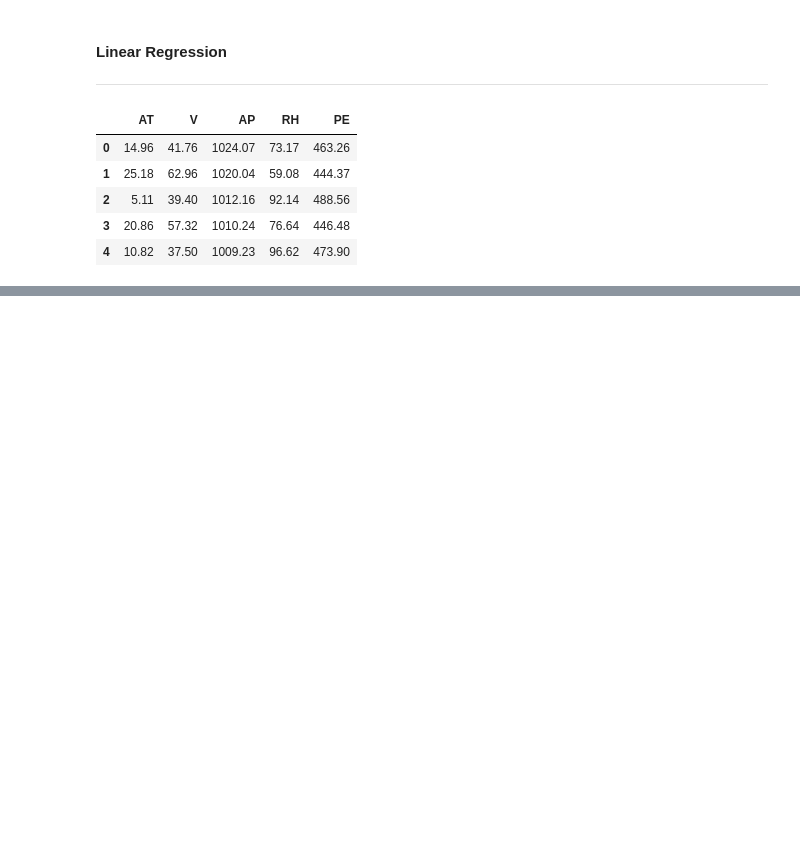
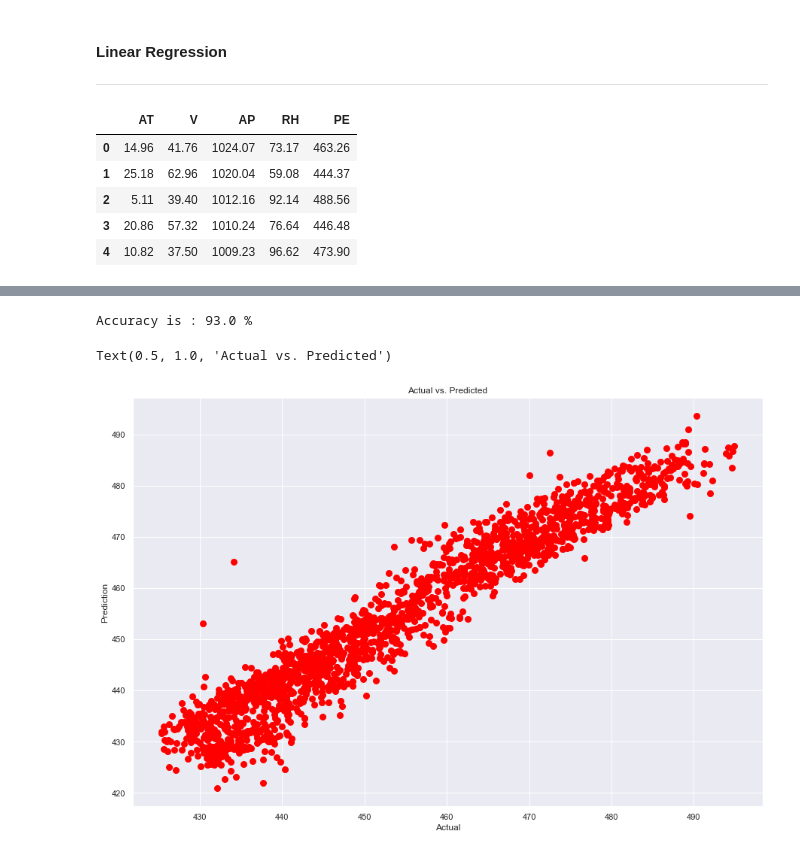
Before and after one commit to Emmanuel-Osabuehien/EmergingTechnologies, a Jupyter notebook: scikit-learn.ipynb, the cells around one changed output, grey strips where cells are left out. Cells and saved outputs as stored; diff of their text form; code cells hidden in the pictures; blank space fills up the shorter version.

Commit message:
Plotting Linear Regression

```diff
--- a/scikit-learn.ipynb
+++ b/scikit-learn.ipynb
@@ -503,0 +525,3 @@ df.head()
+# %%
+x = df.drop(['PE'], axis=1)
+y = df['PE']
@@ -503,0 +560,7 @@ df.head()
+# %%
+x_train, x_test, y_train, y_test = train_test_split(
+    x, y, test_size=0.2, random_state=0
+)
+# %%
+clf = linear_model.LinearRegression()
+clf.fit(x_train, y_train)
@@ -503,0 +569,3 @@ df.head()
+# %%
+prediction = clf.predict(x_test)
+print(prediction)
@@ -503,0 +610,14 @@ df.head()
+# %%
+score = clf.score(x_test, y_test)
+print("Accuracy is :",round(score,2)*100,"%")
+# %% [output]
+Accuracy is : 93.0 %
+# %%
+plt.figure(figsize=(15, 10))
+plt.scatter(y_test, prediction, color="red", linewidth=3)
+plt.xlabel('Actual')
+plt.ylabel('Prediction')
+plt.title('Actual vs. Predicted')
+# %% [output]
+Text(0.5, 1.0, 'Actual vs. Predicted')
+[figure, added]
```
Also changed, not shown: parts of 23 cells of this notebook, 3 other files.
